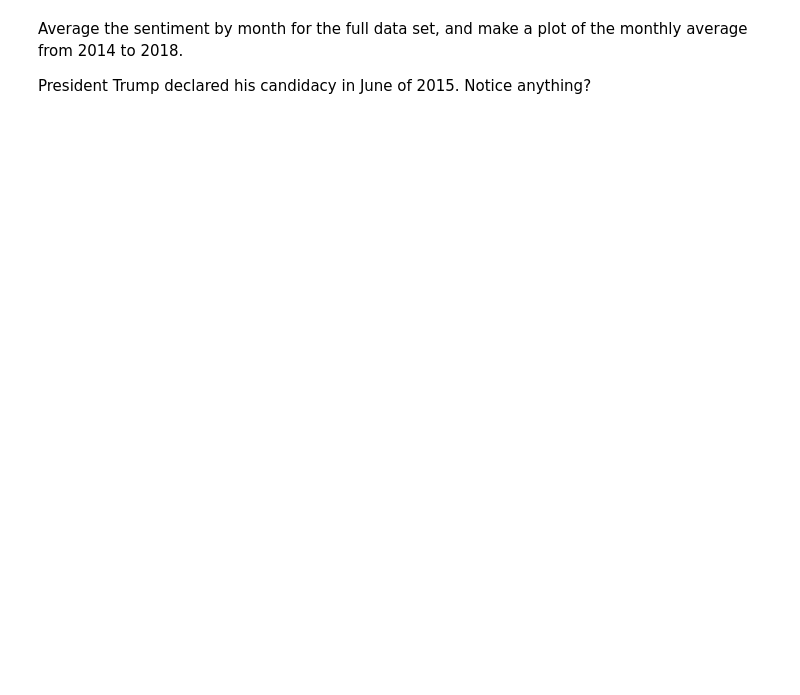
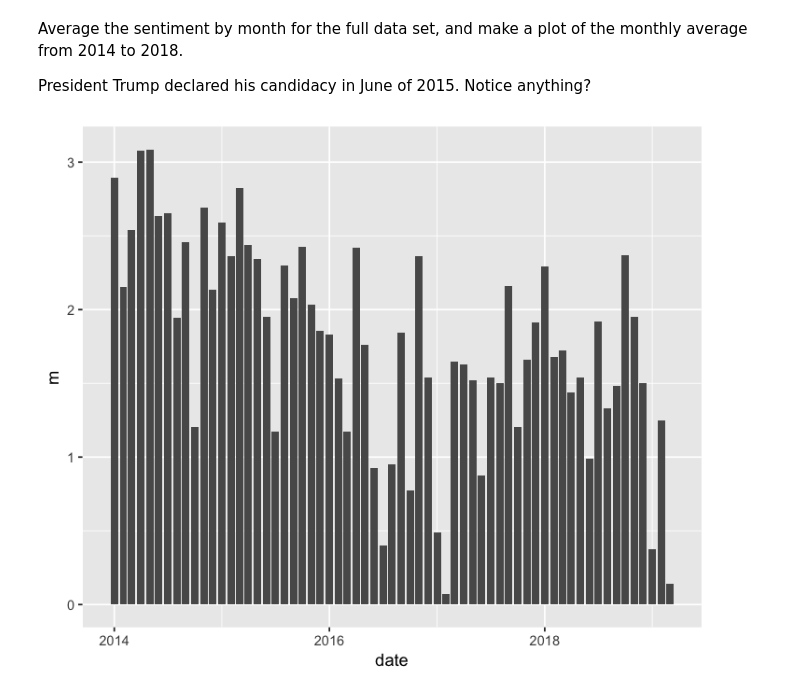
Before and after one commit to terhorst/stats306, a Jupyter notebook: lecture15/Lecture15.ipynb, the cells around one changed output. Cells and saved outputs as stored; diff of their text form; code cells hidden in the pictures; blank space fills up the shorter version.

```diff
--- a/lecture15/Lecture15.ipynb
+++ b/lecture15/Lecture15.ipynb
@@ -276,0 +306,8 @@ President Trump declared his candidacy in June of 2015. Notice anything?
+# %%
+trump_sentiments %>% mutate(
+        date=make_date(year, month, 1)
+) %>% filter(year >= 2014) %>% group_by(date) %>%
+    summarize(m = mean(s)) %>%
+    ggplot + geom_col(aes(x = date, y = m))
+# %% [output]
+[figure, added]
```
Also changed, not shown: parts of 23 cells of this notebook.
